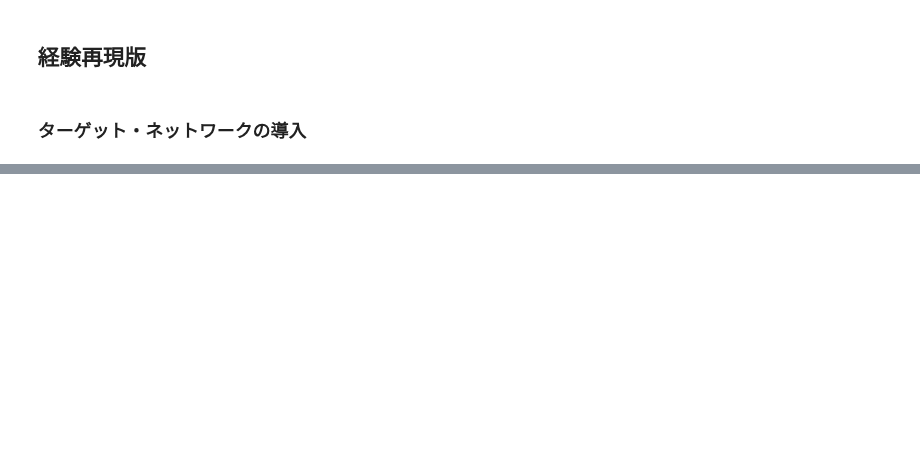
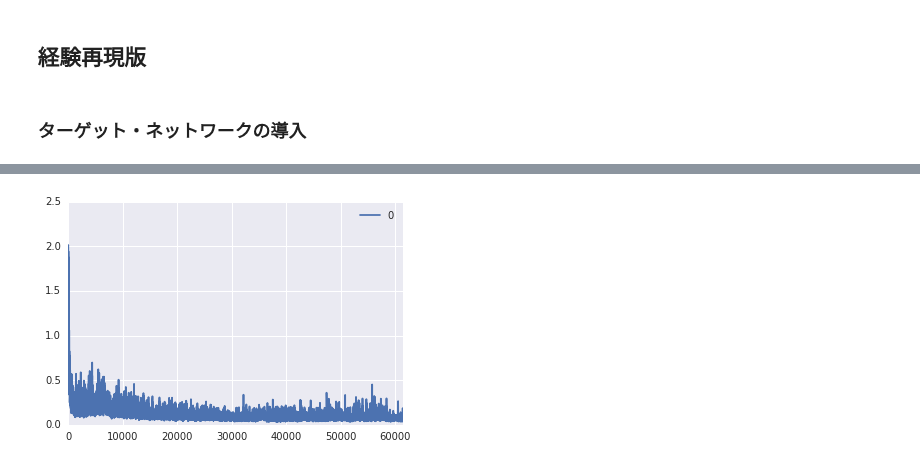
Before and after one commit to take-pwave/notebook, a Jupyter notebook: Deep_Reinforcement_Learning_in_Action/Chapter3_with_keras.ipynb, the cells around one changed output, grey strips where cells are left out. Cells and saved outputs as stored; diff of their text form; code cells hidden in the pictures; blank space fills up the shorter version.

```diff
--- a/Deep_Reinforcement_Learning_in_Action/Chapter3_with_keras.ipynb
+++ b/Deep_Reinforcement_Learning_in_Action/Chapter3_with_keras.ipynb
@@ -284,0 +433,11 @@ Reward: 10
+# %%
+import seaborn as sns
+import pandas as pd
+
+d = pd.DataFrame(losses)
+# loss,をプロット
+sns.set()
+d.plot()
+plt.show()
+# %% [output]
+[figure, added]
```
Also changed, not shown: parts of 20 cells of this notebook, 2 other files.
